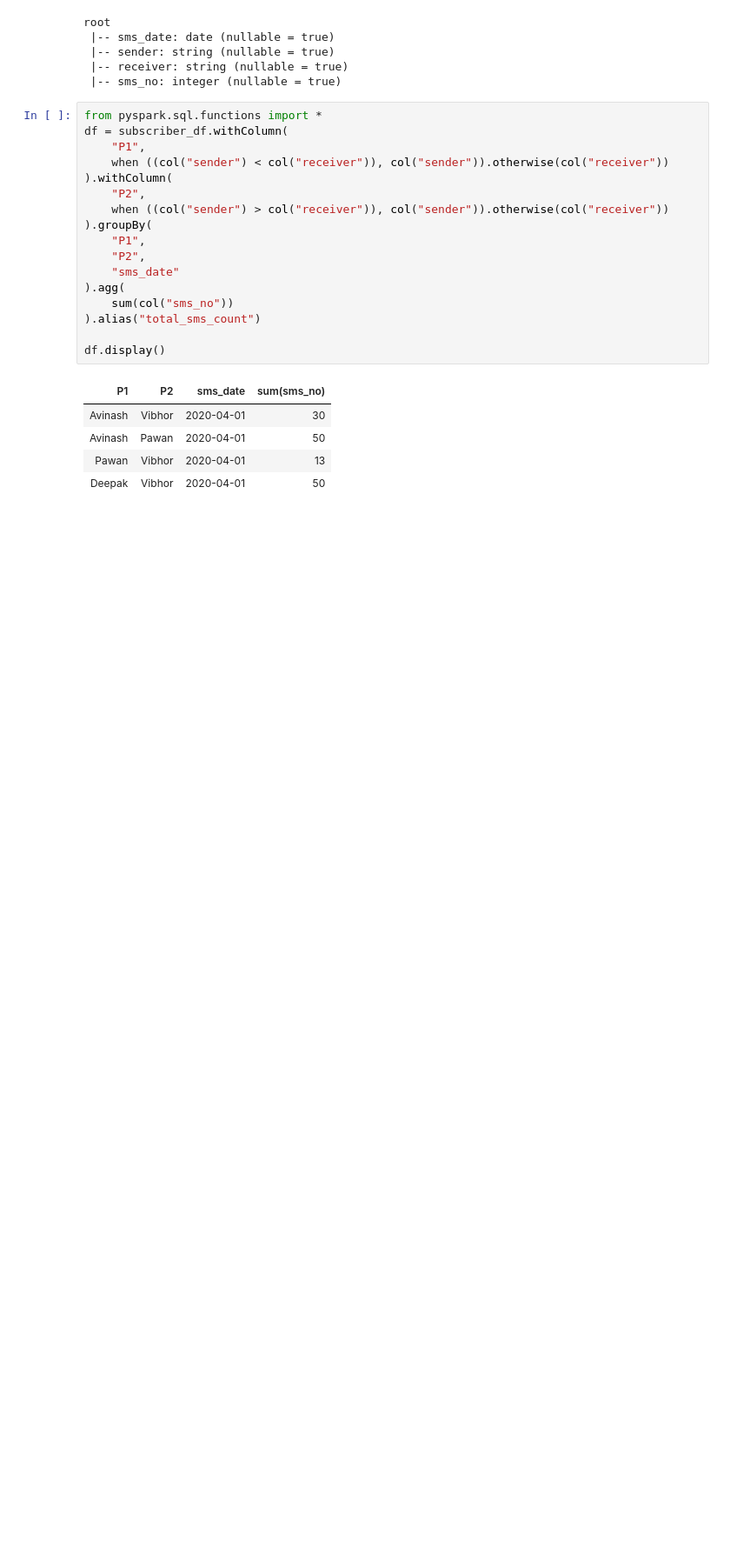
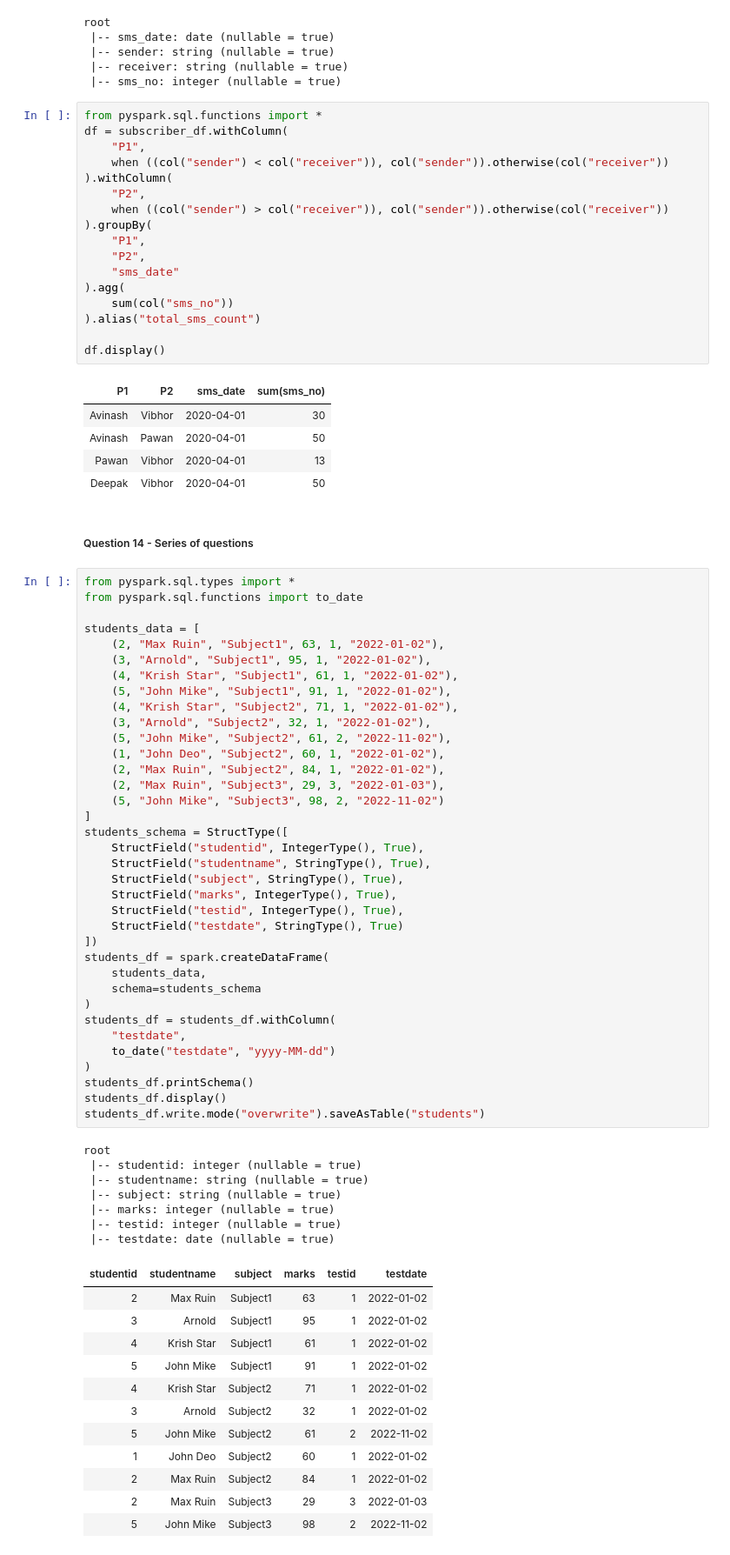
Before and after one commit to Rupam-1/SQL-Pyspark-practise_youtube, a Jupyter notebook: 04. PYSPARK - Part2.ipynb, the cells around one changed output. Shown at 87% size. Saved outputs shown, nothing was run; the diff lists cells and outputs as text; blank space fills up the shorter version.

```diff
--- a/04. PYSPARK - Part2.ipynb
+++ b/04. PYSPARK - Part2.ipynb
@@ -1558,3 +1558,61 @@ df.display()
 | Avinash | Pawan | 2020-04-01 | 50 |
 | Pawan | Vibhor | 2020-04-01 | 13 |
 | Deepak | Vibhor | 2020-04-01 | 50 |
+# %% [markdown]
+##### Question 14 - Series of questions
+# %%
+from pyspark.sql.types import *
+from pyspark.sql.functions import to_date
+
+students_data = [
+    (2, "Max Ruin", "Subject1", 63, 1, "2022-01-02"),
+    (3, "Arnold", "Subject1", 95, 1, "2022-01-02"),
+    (4, "Krish Star", "Subject1", 61, 1, "2022-01-02"),
+    (5, "John Mike", "Subject1", 91, 1, "2022-01-02"),
+    (4, "Krish Star", "Subject2", 71, 1, "2022-01-02"),
+    (3, "Arnold", "Subject2", 32, 1, "2022-01-02"),
+    (5, "John Mike", "Subject2", 61, 2, "2022-11-02"),
+    (1, "John Deo", "Subject2", 60, 1, "2022-01-02"),
+    (2, "Max Ruin", "Subject2", 84, 1, "2022-01-02"),
+    (2, "Max Ruin", "Subject3", 29, 3, "2022-01-03"),
+    (5, "John Mike", "Subject3", 98, 2, "2022-11-02")
+]
+students_schema = StructType([
+    StructField("studentid", IntegerType(), True),
+    StructField("studentname", StringType(), True),
+    StructField("subject", StringType(), True),
+    StructField("marks", IntegerType(), True),
+    StructField("testid", IntegerType(), True),
+    StructField("testdate", StringType(), True)
+])
+students_df = spark.createDataFrame(
+    students_data,
+    schema=students_schema
+)
+students_df = students_df.withColumn(
+    "testdate",
+    to_date("testdate", "yyyy-MM-dd")
+)
+students_df.printSchema()
+students_df.display()
+students_df.write.mode("overwrite").saveAsTable("students")
+# %% [output]
+root
+ |-- studentid: integer (nullable = true)
+ |-- studentname: string (nullable = true)
+ |-- subject: string (nullable = true)
+ |-- marks: integer (nullable = true)
+ |-- testid: integer (nullable = true)
+ |-- testdate: date (nullable = true)
+| studentid | studentname | subject | marks | testid | testdate |
+| 2 | Max Ruin | Subject1 | 63 | 1 | 2022-01-02 |
+| 3 | Arnold | Subject1 | 95 | 1 | 2022-01-02 |
+| 4 | Krish Star | Subject1 | 61 | 1 | 2022-01-02 |
+| 5 | John Mike | Subject1 | 91 | 1 | 2022-01-02 |
+| 4 | Krish Star | Subject2 | 71 | 1 | 2022-01-02 |
+| 3 | Arnold | Subject2 | 32 | 1 | 2022-01-02 |
+| 5 | John Mike | Subject2 | 61 | 2 | 2022-11-02 |
+| 1 | John Deo | Subject2 | 60 | 1 | 2022-01-02 |
+| 2 | Max Ruin | Subject2 | 84 | 1 | 2022-01-02 |
+| 2 | Max Ruin | Subject3 | 29 | 3 | 2022-01-03 |
+| 5 | John Mike | Subject3 | 98 | 2 | 2022-11-02 |
```
Also changed, not shown: parts of 4 cells of this notebook.
